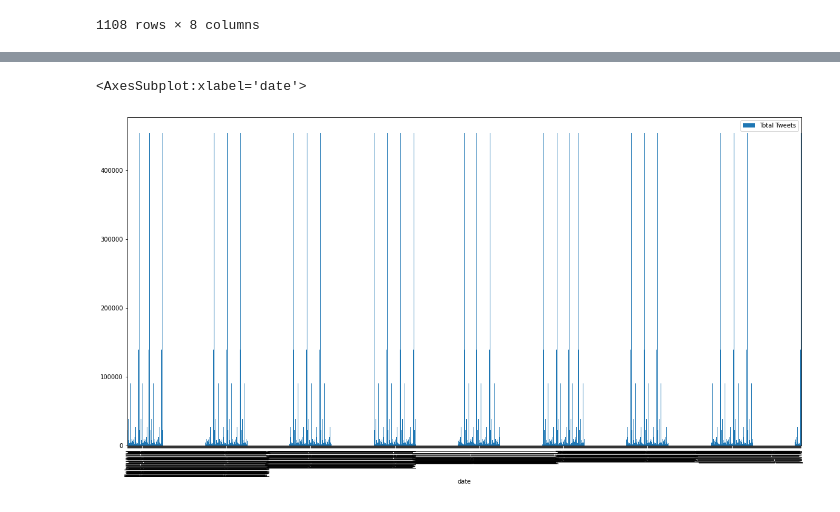
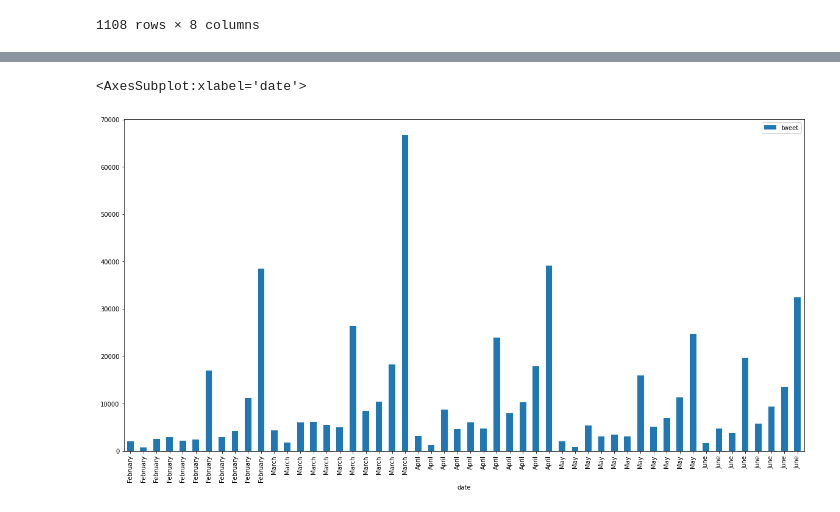
Before and after one commit to larisa-a/Emotional-Market, a Jupyter notebook: Covid-Data-Analysis.ipynb, the cells around one changed output, grey strips where cells are left out. Cells and saved outputs as stored; diff of their text form; code cells hidden in the pictures.

```diff
--- a/Covid-Data-Analysis.ipynb
+++ b/Covid-Data-Analysis.ipynb
@@ -255,0 +239,4 @@ twitter_df
+# %%
+twitter_us = twitter_df.loc[twitter_df['Country']=='United States']
+# %%
+twitter_us.drop(['Country', 'Users (in million)', 'Total Tweets'], axis=1, inplace=True)
@@ -256,5 +269,5 @@ twitter_df
 # %%
-twitter_df[["Total Tweets"]].plot.bar(figsize=(20,10))
+twitter_us.plot.bar(y="tweet", figsize=(20,10))
 # %% [output]
 <AxesSubplot:xlabel='date'>
-[figure, old version]
+[figure, new version]
```
Also changed, not shown: parts of 3 cells of this notebook.
